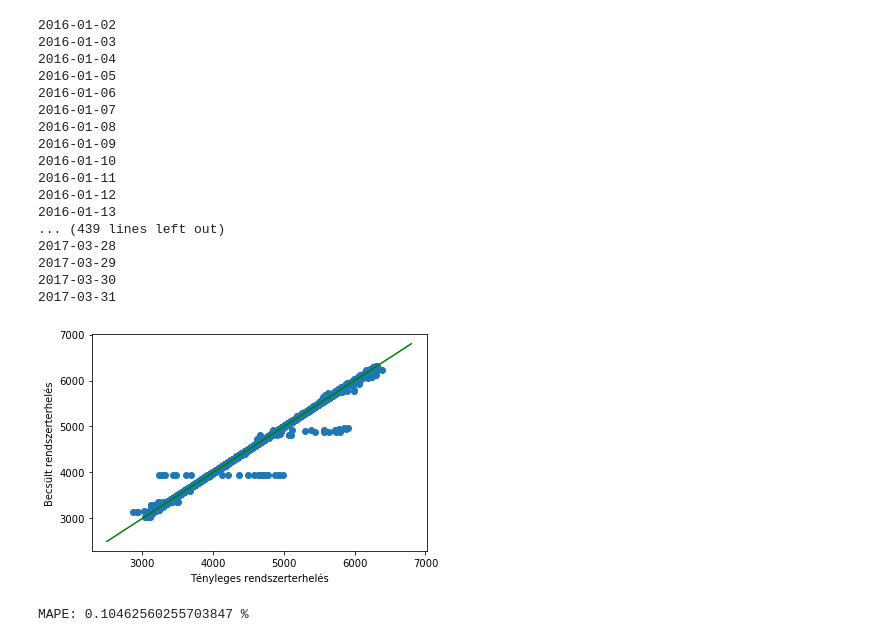
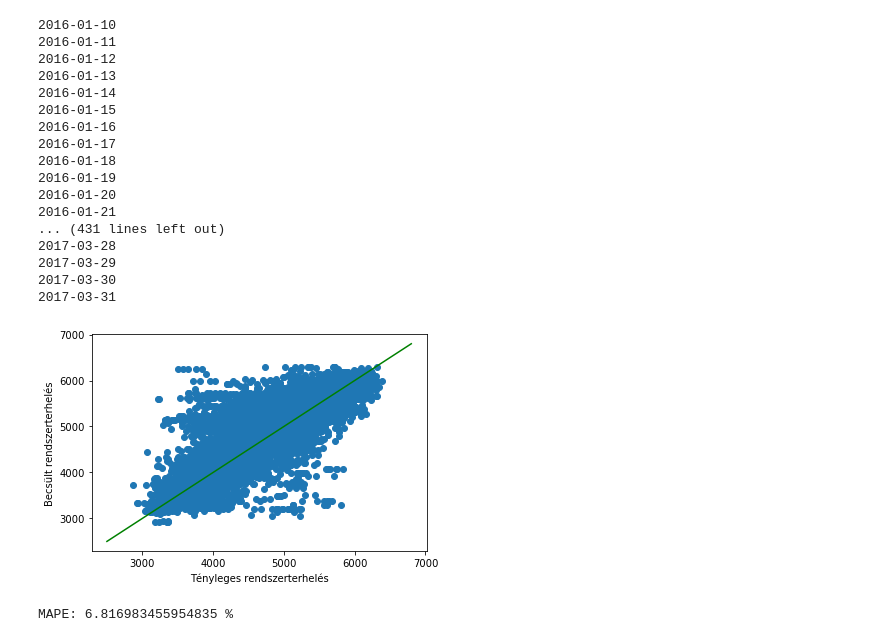
Before and after one commit to Universal95/DataMining_In_The_Energetics, a Jupyter notebook: Prediction.ipynb, the cells around one changed output. Saved outputs shown, nothing was run; the diff lists cells and outputs as text; code cells hidden in the pictures.

```diff
--- a/Prediction.ipynb
+++ b/Prediction.ipynb
@@ -49,9 +51,11 @@ def rolling_prediction_scheme(data_all, from_date, to_date, retrain_how_often_da
     @param retrain_how_often_days model training will happen on from_date
         and subsequently every <retrain_how_often_days>-th day
     """
-    model = GradientBoostingRegressor(loss='ls', n_estimators=100, max_depth=5, \
-                                      subsample=0.8, min_samples_leaf=10, learning_rate=0.1, \
-                                      random_state=2016, verbose = 0)
+#     model = GradientBoostingRegressor(loss='ls', n_estimators=100, max_depth=5, \
+#                                       subsample=0.8, min_samples_leaf=10, learning_rate=0.1, \
+#                                       random_state=2016, verbose = 0)
+#     model = linear_model.LogisticRegression(C=1e5)
+    model = KNeighborsClassifier(n_neighbors=3)
 
     return rolling_prediction_scheme_with_model(data_all, from_date, to_date, retrain_how_often_days, \
                                                 model,progressbar)
@@ -92,11 +96,12 @@ def rolling_prediction_scheme_with_model(data_all, from_date, to_date, retrain_h
         # one-day-ahead prediction
         target_date = available_date + timedelta(days = 1)
         if progressbar==True:
+#             if(target_date)
             print(target_date)
 
 #         print(all_available_dates)
         # create train/test split based on data availability
-        train = data_all[data_all['date'] <= str(available_date)].copy()
+        train = data_all[data_all['date'] < str(available_date)].copy()
         test = data_all[data_all['date'] == str(target_date)].copy()
 
 #         print(test)
@@ -135,59 +140,63 @@ def mape(actual, predicted):
     """
     return np.mean(np.abs((actual - predicted) / actual)) * 100
 # %%
-data = pd.read_csv( 'Data_Expansion.csv')
+data = pd.read_csv('Data_Expansion.csv')
 data.__delitem__('export')
 data.__delitem__('import')
-# calendar = pd.read_csv('calendar.csv')
-# data = odata.merge(calendar, on = 'date', how = 'inner')
 
 #Krisz:
-data['target'] = data['system_load'].copy()
+TARGET = 'system_load'
+data['target'] = data[TARGET].copy()
+data.__delitem__(TARGET)
+data.__delitem__('avg_sysload')
+data.__delitem__('avg_import')
+data.__delitem__('avg_export')
+data.__delitem__('std_sysload')
+data.__delitem__('std_import')
+data.__delitem__('std_export')
+data.__delitem__('max')
+data.__delitem__('min')
+data.__delitem__('rain')
+data.__delitem__('snow')
+data.__delitem__('avg_max')
+data.__delitem__('avg_min')
 
 #Kerdes: erre mert van szukseg?
-# for x in [24,48,96,168]:
-#     data["Lag"+str(x)]=data['target'].shift(x)
+for x in [24,48,96,168]:
+    data["Lag"+str(x)]=data['target'].shift(x)
 # print(data)
 
 # do rolling evaluation on 2016
 preds = rolling_prediction_scheme(data, \
-                                  from_date = date(2016, 1, 1),\
+                                  from_date = date(2016, 1, 9),\
                                   to_date = date(2017, 3, 31), \
-                                  retrain_how_often_days = 1)
+                                  retrain_how_often_days = 3)
 
 #scatterplot
 plt.scatter(preds['target'],preds['prediction'])
 plt.xlabel('Tényleges rendszerterhelés')
 plt.ylabel('Becsült rendszerterhelés')
 plt.plot([2500,6800],[2500,6800],color="green")
 plt.show()
 
-'''
-#UjResz
-feltetel= preds["date"]=="2016-01-09"
-p2=preds[feltetel]
-plt.plot(p2['target'],color="blue")
-plt.ylim(0,60)
-plt.plot(p2["prediction"],color="orange")
-'''
 print('MAPE: {} %'.format(mape(preds['target'], preds['prediction'])))
 # %% [output]
-2016-01-02
-2016-01-03
-2016-01-04
-2016-01-05
-2016-01-06
-2016-01-07
-2016-01-08
-2016-01-09
 2016-01-10
 2016-01-11
 2016-01-12
 2016-01-13
-... (439 lines left out)
+2016-01-14
+2016-01-15
+2016-01-16
+2016-01-17
+2016-01-18
+2016-01-19
+2016-01-20
+2016-01-21
+... (431 lines left out)
 2017-03-28
 2017-03-29
 2017-03-30
 2017-03-31
-[figure, old version]
+[figure, new version]
-MAPE: 0.10462560255703847 %
+MAPE: 6.816983455954835 %
```
Also changed, not shown: parts of 4 cells of this notebook, 9 other files.
